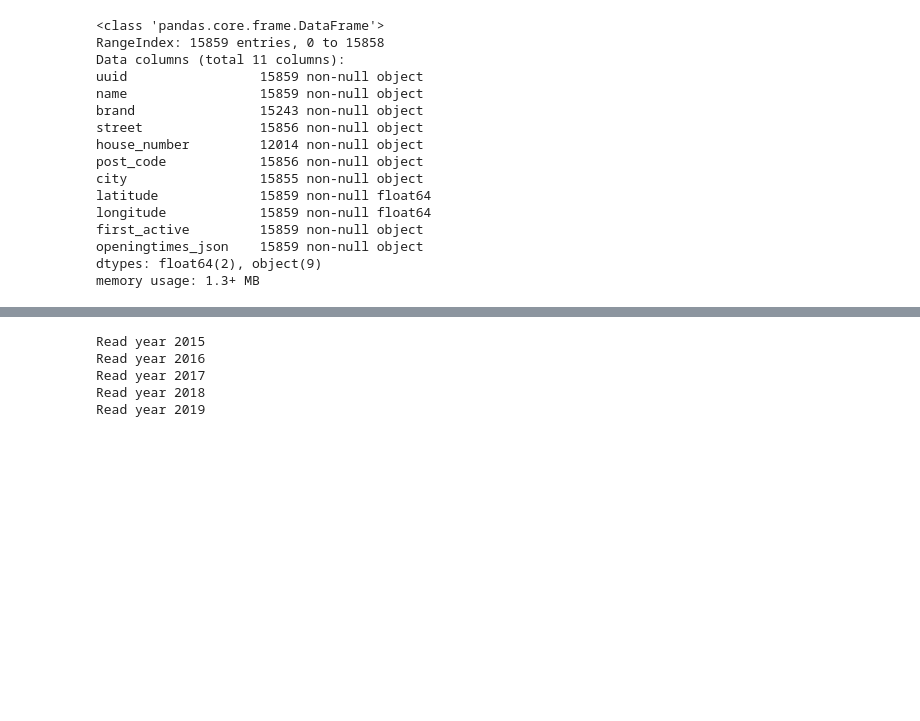
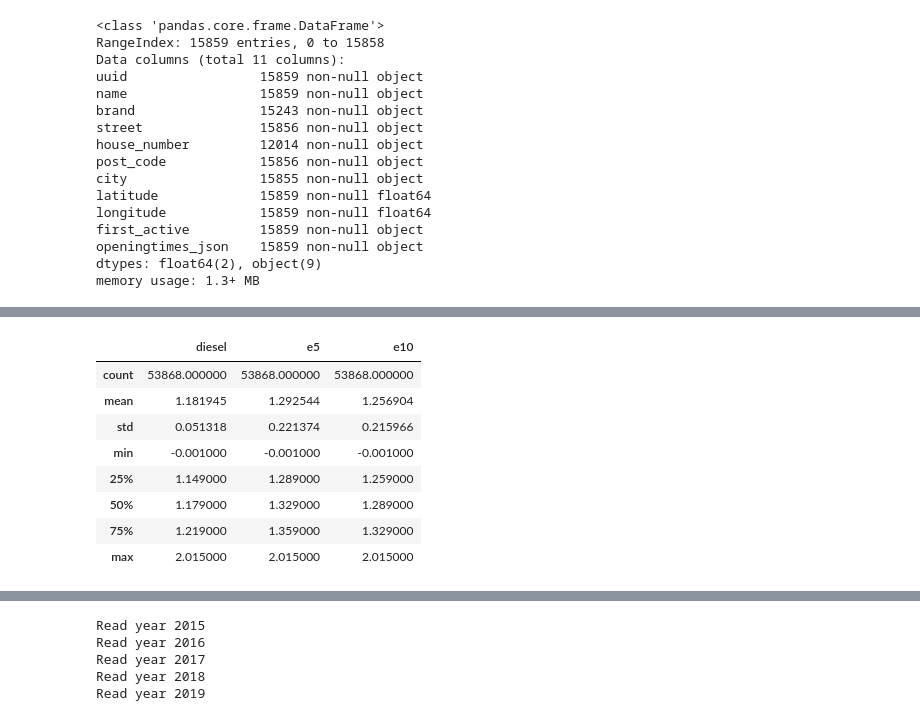
Before and after one commit to klogges5/capstone, a Jupyter notebook: DataRead.ipynb, the cells around one changed output, grey strips where cells are left out. Saved outputs shown, nothing was run; the diff lists cells and outputs as text; code cells hidden in the pictures; blank space fills up the shorter version.

```diff
--- a/DataRead.ipynb
+++ b/DataRead.ipynb
@@ -59,0 +71,12 @@ The pricesxxx.csv are in the following format:
+# %%
+prices_tmp.describe()
+# %% [output]
+|  | diesel | e5 | e10 |
+| count | 53868.000000 | 53868.000000 | 53868.000000 |
+| mean | 1.181945 | 1.292544 | 1.256904 |
+| std | 0.051318 | 0.221374 | 0.215966 |
+| min | -0.001000 | -0.001000 | -0.001000 |
+| 25% | 1.149000 | 1.289000 | 1.259000 |
+| 50% | 1.179000 | 1.329000 | 1.289000 |
+| 75% | 1.219000 | 1.359000 | 1.329000 |
+| max | 2.015000 | 2.015000 | 2.015000 |
```
Also changed, not shown: parts of 26 cells of this notebook, 2 other files.
